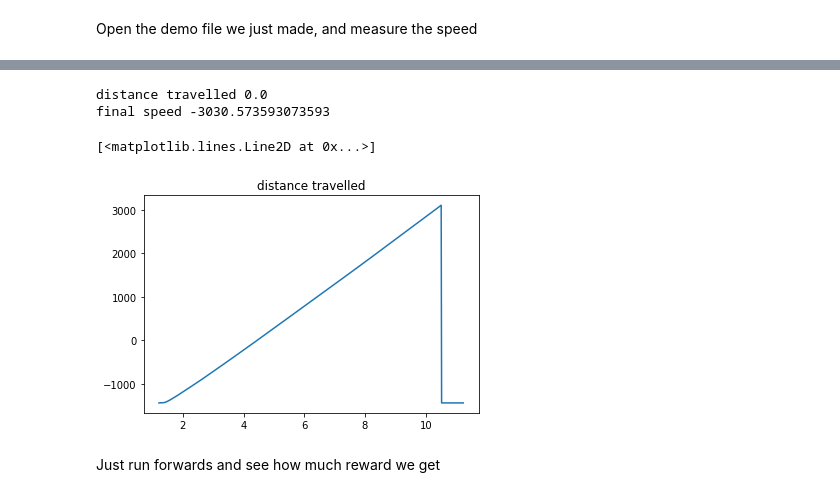
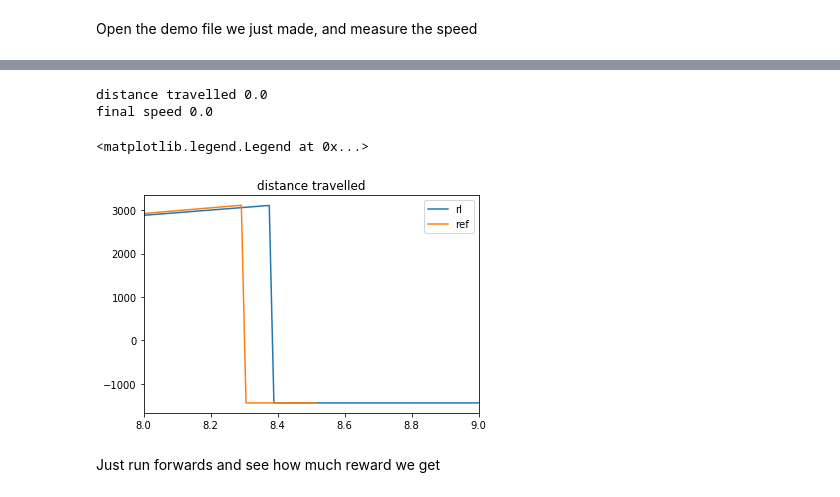
Before and after one commit to matthewearl/q1physrl, a Jupyter notebook: notebooks/RL client.ipynb, the cells around one changed output, grey strips where cells are left out. Cells and saved outputs as stored; diff of their text form; code cells hidden in the pictures.

```diff
--- a/notebooks/RL client.ipynb
+++ b/notebooks/RL client.ipynb
@@ -93,2 +102,2 @@ trainer.restore(FNAME)
 # %%
-DEMO_FILE_NAME = "wr35.dem"
+DEMO_FILE_NAME = "wr38.dem"
@@ -95,4 +120,4 @@ DEMO_FILE_NAME = "wr35.dem"
 # %%
 with open(DEMO_FILE_NAME, 'wb') as f:
-    obs, action = await q1physrl.env.eval_coro(10, False, 26000, trainer, f)
-obs = np.array(obs) * q1physrl.env._OBS_SCALE
+    obs, action = await q1physrl.env.eval_coro(dataclasses.asdict(config), 26000, trainer, f)
+obs = np.array(obs)
@@ -131,9 +156,7 @@ plt.plot(20 * obs[:, q1physrl.env.Obs.Z_POS])
 Take the actions from the above run and push them through the PhysEnv.
 Comparing the observations will reveal potential bugs.
 # %%
-env = q1physrl.env.PhysEnv({'num_envs': 1, 'auto_jump': True, 'initial_yaw_range': (0, 360),
-                            'action_range': 1.0,
-                            'max_initial_speed': 700, 'zero_start_prob': 1.0, 'time_limit': 10})
+env = q1physrl.env.PhysEnv(dataclasses.asdict(config))
 o, = env.vector_reset()
 
 obs2= [o]
@@ -182,0 +211,3 @@ with open(DEMO_FILE_NAME, 'rb') as f:
+# %%
+origins, times = load_demo_file(DEMO_FILE_NAME)
+ref_origins, ref_times = load_demo_file('/home/matt/Downloads/100mfort968_2.dem')
@@ -192,13 +232,17 @@ plt.plot(t[:, 1], t[:, 2])
 # %%
 print('distance travelled', np.diff(np.array([o[1] for o in origins])).sum())
 print('final speed', np.diff([o[1] for o in origins][-100:]).mean() / 0.014)
 plt.title('distance travelled')
-plt.plot(times, [o[1] for o in origins])
+plt.xlim(8, 9)
+# plt.ylim(-1500, -1000)
+plt.plot(times - times[0], [o[1] for o in origins], label='rl')
+plt.plot(ref_times - ref_times[0], [o[1] for o in ref_origins], label='ref')
+plt.legend()
 # %% [output]
 distance travelled 0.0
-final speed -3030.573593073593
+final speed 0.0
-[<matplotlib.lines.Line2D at 0x...>]
+<matplotlib.legend.Legend at 0x...>
-[figure, old version]
+[figure, new version]
 # %% [markdown]
 Just run forwards and see how much reward we get
 # %%
```
Also changed, not shown: parts of 13 cells of this notebook, 3 other files.
